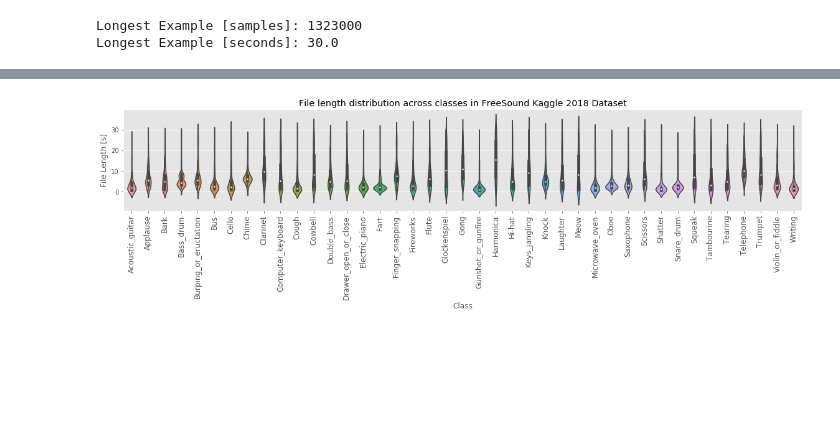
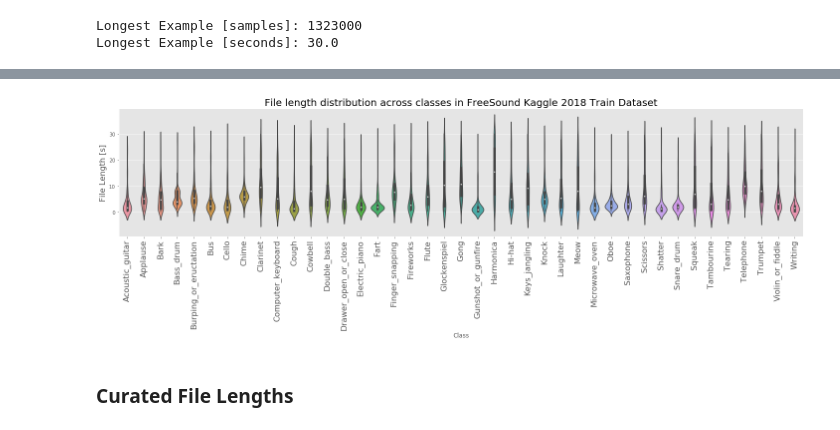
Before and after one commit to ebucheli/FreeSound_GPAT, a Jupyter notebook: FSDKaggle2018_EDA.ipynb, the cells around one changed output, grey strips where cells are left out. Cells and saved outputs as stored; diff of their text form; code cells hidden in the pictures; blank space fills up the shorter version.

```diff
--- a/FSDKaggle2018_EDA.ipynb
+++ b/FSDKaggle2018_EDA.ipynb
@@ -175,13 +197,16 @@ train_data.head()
 | 3 | 0033e230.wav | Glockenspiel | 1 | 325017 | Attribution | 352800 | 8.00 |
 | 4 | 00353774.wav | Cello | 1 | 195688 | Attribution | 199332 | 4.52 |
 # %%
-fig, ax = plt.subplots(figsize = (16,5))
-ax = sns.violinplot(x="label", y="File Length [s]", data=train_data)
-fig = ax.set_title('File length distribution across classes in FreeSound Kaggle 2018 Dataset')
+fig, ax = plt.subplots(figsize = (20,7))
+ax = sns.violinplot(x="label", y="File Length [s]", data=train_data, fontsize=16, scale = 'area')
+fig = ax.set_title('File length distribution across classes in FreeSound Kaggle 2018 Train Dataset', fontsize = 20)
 fig = ax.set_xticks(np.arange(41))
-fig = ax.set_xticklabels(classes,rotation = 90, fontsize = 12)
+fig = ax.set_xticklabels(classes,rotation = 90, fontsize = 16)
 fig = ax.set_xlabel('Class')
+fig = ax.set_ylabel('File Length [s]',fontsize = 16)
 plt.tight_layout()
 plt.savefig('./ViolinFSDK2018.eps')
 # %% [output]
-[figure, old version]
+[figure, new version]
+# %% [markdown]
+### Curated File Lengths
```
Also changed, not shown: parts of 34 cells of this notebook, 3 other files.
